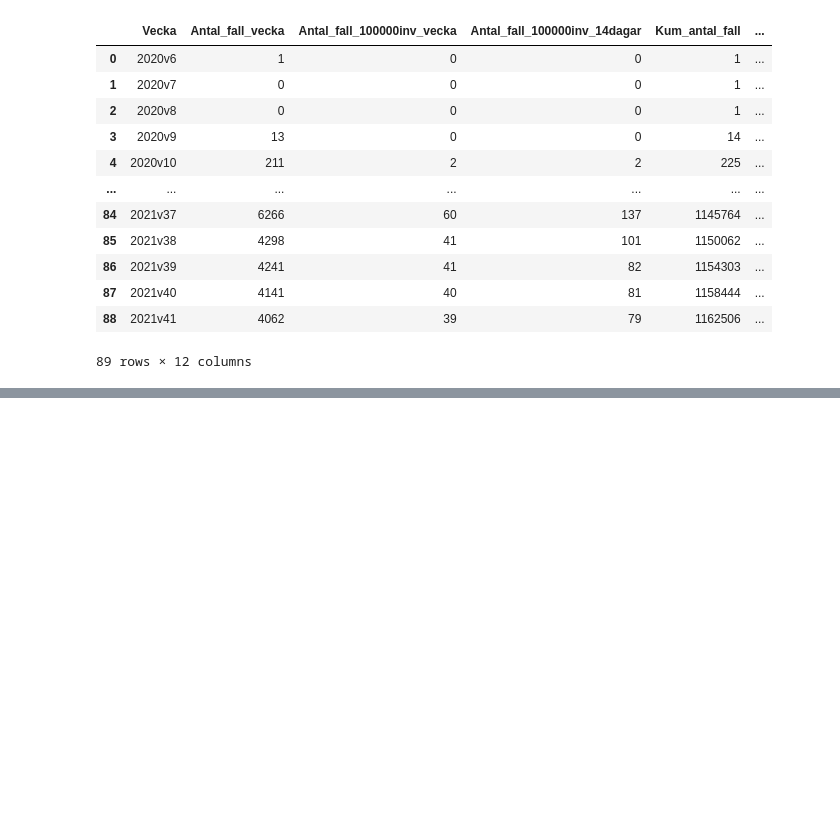
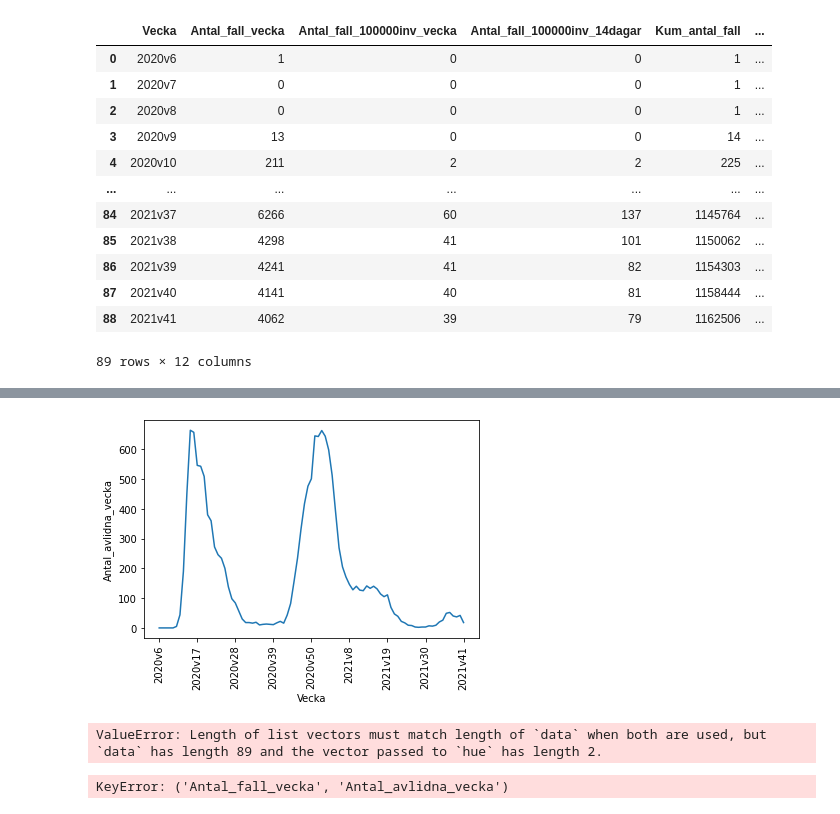
Before and after one commit to RealRadioactiveapple/Datasbehandling_Jim_Sorberg, a Jupyter notebook: Labs/Labb_1.ipynb, the cells around one changed output, grey strips where cells are left out. Cells and saved outputs as stored; diff of their text form; code cells hidden in the pictures; blank space fills up the shorter version.

```diff
--- a/Labs/Labb_1.ipynb
+++ b/Labs/Labb_1.ipynb
@@ -70,0 +93,22 @@ df
+# %%
+plot = sns.lineplot(data = df, y = 'Antal_avlidna_vecka', x = "Vecka")
+plt.xticks(rotation = 90,)
+
+plot.set(xticks = [0,11,22,33,44,55,66,77,88])
+plt.show()
+# %% [output]
+[figure, added]
+# %%
+
+plot = sns.lineplot(data = df, y = 'Antal_fall_vecka', x = "Vecka", hue=)
+plt.xticks(rotation = 90,)
+
+plot.set(xticks = [0,11,22,33,44,55,66,77,88])
+plt.show()
+# %% [output]
+ValueError: Length of list vectors must match length of `data` when both are used, but `data` has length 89 and the vector passed to `hue` has length 2.
+# %%
+snssucks = df.('Antal_fall_vecka','Antal_avlidna_vecka')
+snssucks
+# %% [output]
+KeyError: ('Antal_fall_vecka', 'Antal_avlidna_vecka')
```
Also changed, not shown: parts of 6 cells of this notebook.
